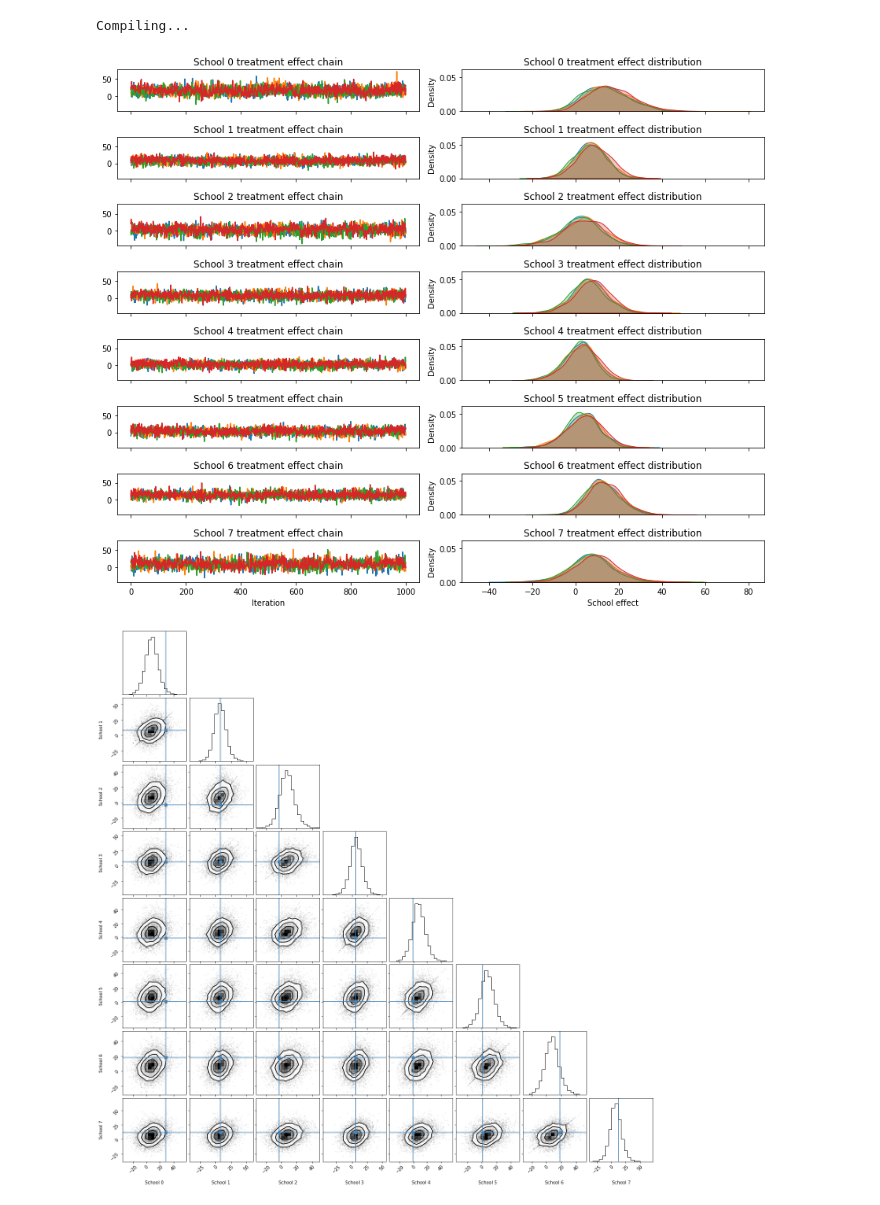
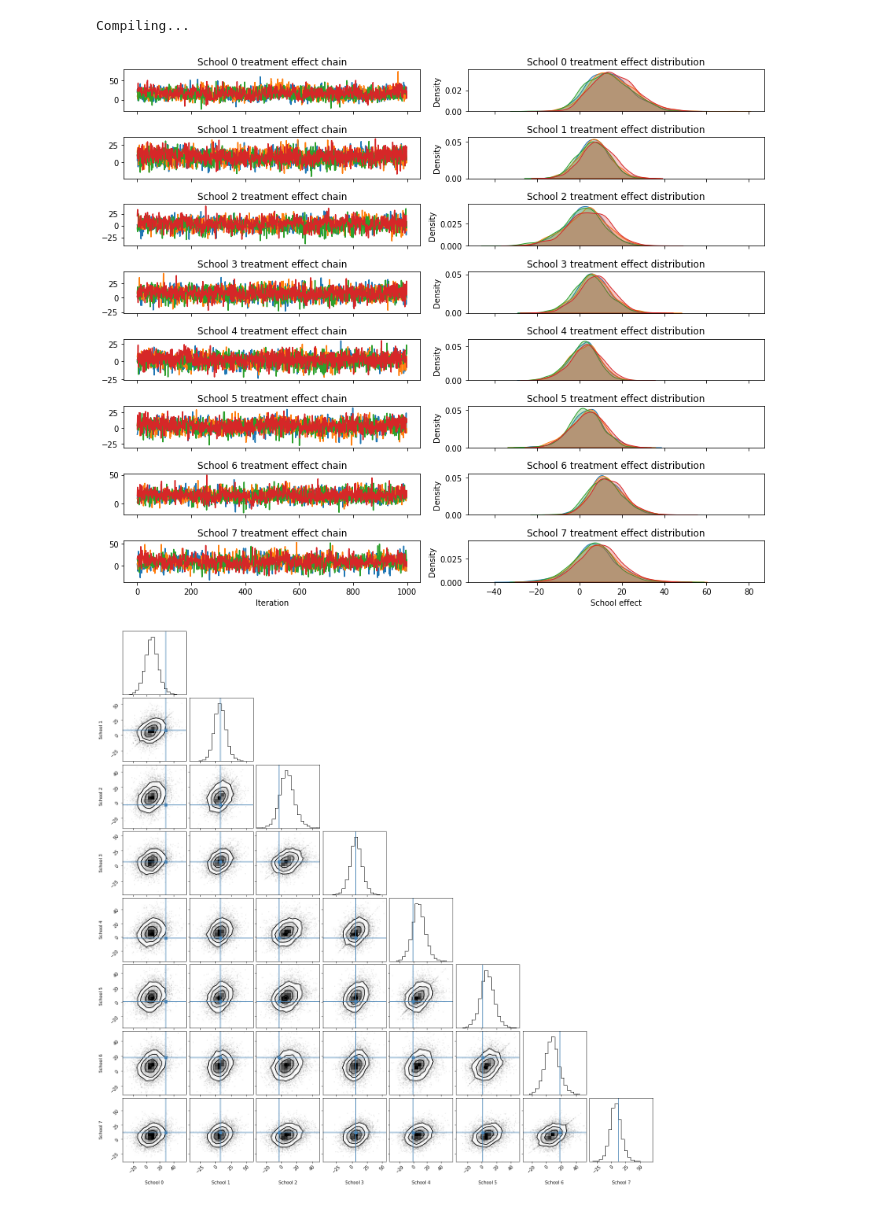
Before and after one commit to al-jshen/gaul, a Jupyter notebook: docs/source/examples/8schools.ipynb, the cells around one changed output. Saved outputs shown, nothing was run; the diff lists cells and outputs as text; code cells hidden in the pictures.

```diff
--- a/docs/source/examples/8schools.ipynb
+++ b/docs/source/examples/8schools.ipynb
@@ -11,3 +11,5 @@ from gaul import hmc
 import matplotlib.pyplot as plt
 import seaborn as sns
 import corner
+
+plt.rcParams['figure.figsize'] = (11, 7)
@@ -70,19 +70,19 @@ Compiling...
 # %%
 school_effect_samples = samples['mu'] + jnp.exp(samples['logtau']) * samples['theta_prime']
 # %%
-fig, axes = plt.subplots(8, 2, sharex='col', sharey='col')
+fig, axes = plt.subplots(8, 2, sharex='col')
 fig.set_size_inches(12, 10)
 for i in range(num_schools):
     for j in range(4):
       axes[i][0].plot(school_effect_samples[j,i])
       axes[i][0].title.set_text("School {} treatment effect chain".format(i))
       sns.kdeplot(school_effect_samples[j,i], ax=axes[i][1], shade=True)
       axes[i][1].title.set_text("School {} treatment effect distribution".format(i))
 axes[num_schools - 1][0].set_xlabel("Iteration")
 axes[num_schools - 1][1].set_xlabel("School effect")
 fig.tight_layout()
 # %% [output]
-[figure, old version]
+[figure, new version]
 # %%
 corner.corner(
     np.array(school_effect_samples).reshape(-1, 8),
```
Also changed, not shown: parts of 1 cell of this notebook, 6 other files.
